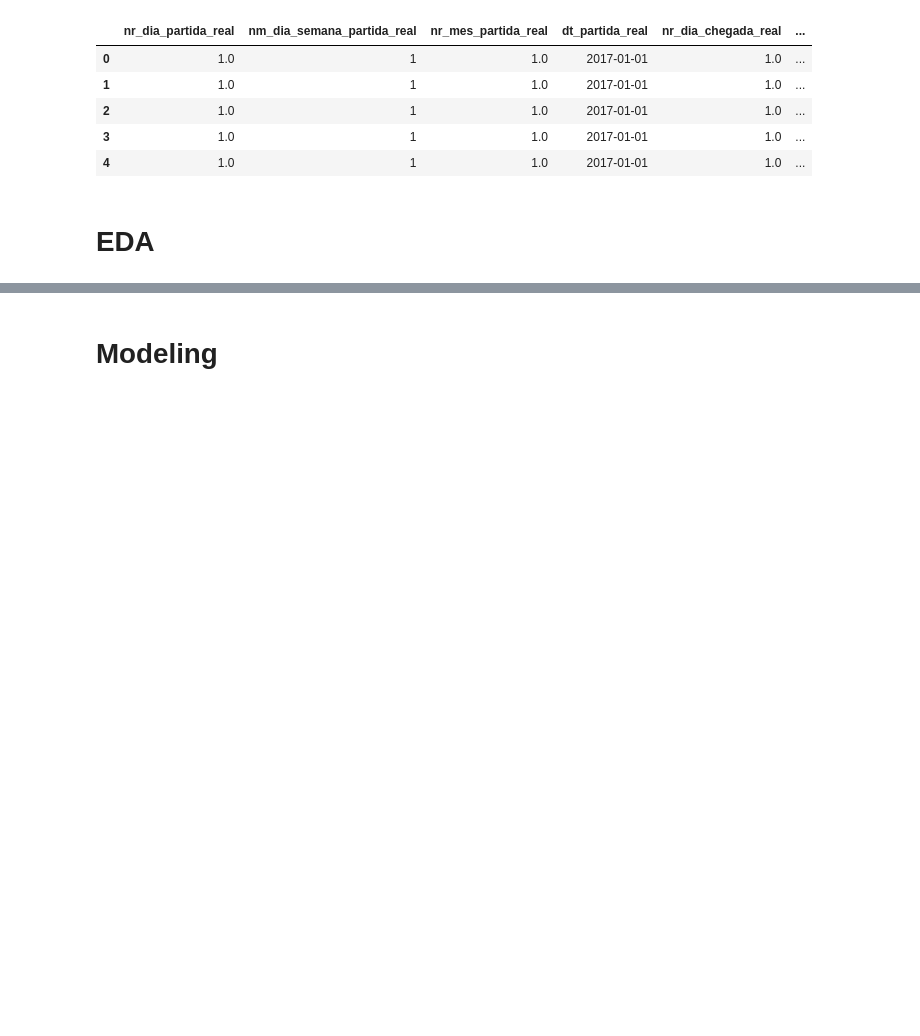
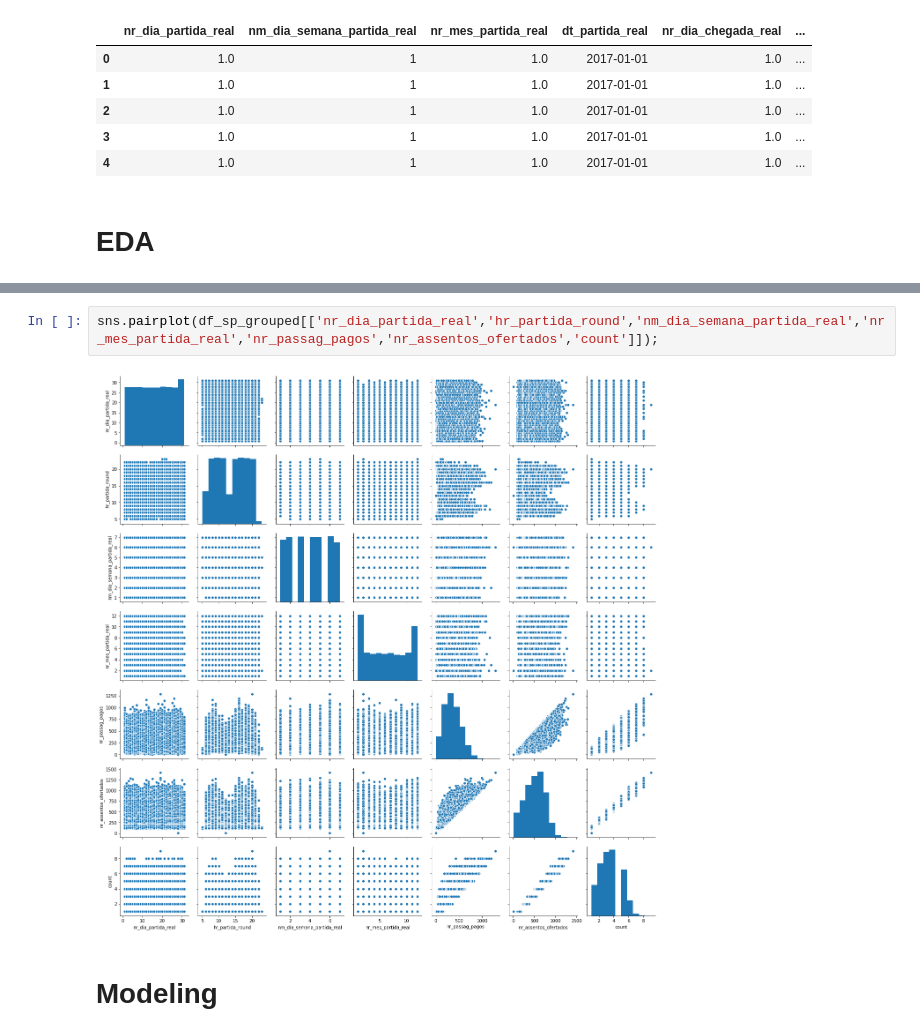
Before and after one commit to welberthdouglas/Civil_Aviation_ML, a Jupyter notebook: CA_SP-RJ.ipynb, the cells around one changed output, grey strips where cells are left out. Saved outputs shown, nothing was run; the diff lists cells and outputs as text; blank space fills up the shorter version.

```diff
--- a/CA_SP-RJ.ipynb
+++ b/CA_SP-RJ.ipynb
@@ -153,3 +179,7 @@ data_enc.hist();
+# %%
+sns.pairplot(df_sp_grouped[['nr_dia_partida_real','hr_partida_round','nm_dia_semana_partida_real','nr_mes_partida_real','nr_passag_pagos','nr_assentos_ofertados','count']]);
+# %% [output]
+[figure, added]
 # %% [markdown]
 # Modeling
 # %% [markdown]
```
Also changed, not shown: parts of 27 cells of this notebook.
